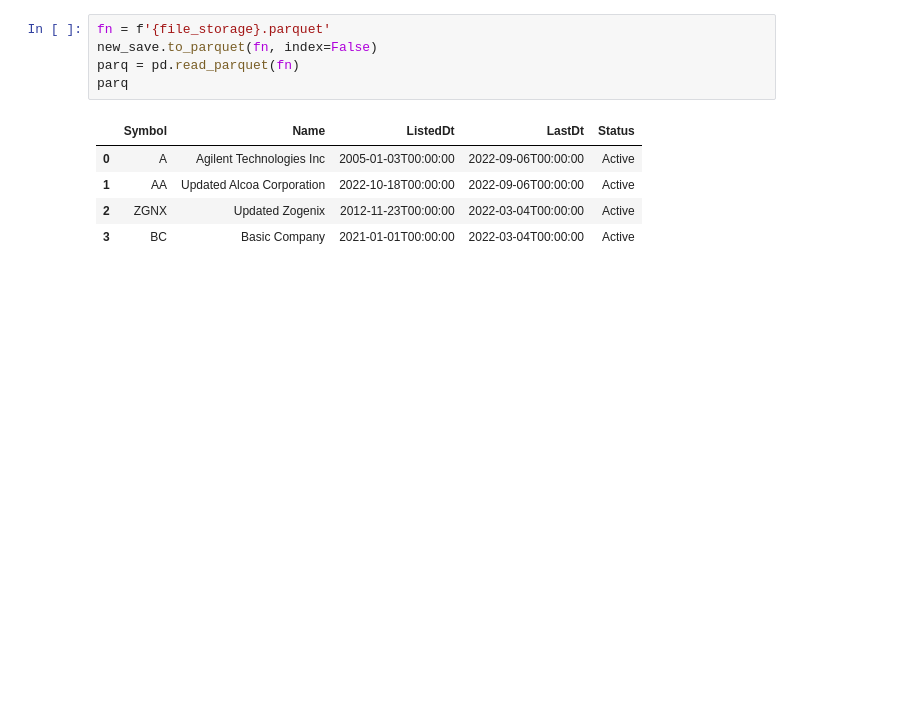
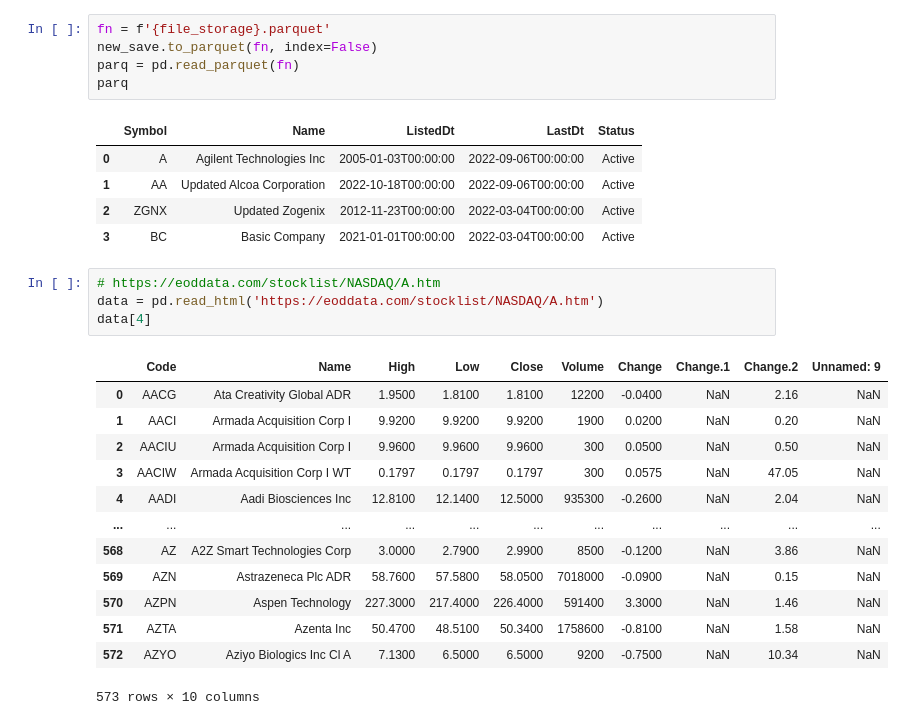
Before and after one commit to poivronjaune/oop_trading, a Jupyter notebook: new.ipynb, the cells around one changed output. Saved outputs shown, nothing was run; the diff lists cells and outputs as text; blank space fills up the shorter version.

```diff
--- a/new.ipynb
+++ b/new.ipynb
@@ -128,3 +131,21 @@ parq
 | 1 | AA | Updated Alcoa Corporation | 2022-10-18T00:00:00 | 2022-09-06T00:00:00 | Active |
 | 2 | ZGNX | Updated Zogenix | 2012-11-23T00:00:00 | 2022-03-04T00:00:00 | Active |
 | 3 | BC | Basic Company | 2021-01-01T00:00:00 | 2022-03-04T00:00:00 | Active |
+# %%
+# https://eoddata.com/stocklist/NASDAQ/A.htm
+data = pd.read_html('https://eoddata.com/stocklist/NASDAQ/A.htm')
+data[4]
+# %% [output]
+|  | Code | Name | High | Low | Close | Volume | Change | Change.1 | Change.2 | Unnamed: 9 |
+| 0 | AACG | Ata Creativity Global ADR | 1.9500 | 1.8100 | 1.8100 | 12200 | -0.0400 | NaN | 2.16 | NaN |
+| 1 | AACI | Armada Acquisition Corp I | 9.9200 | 9.9200 | 9.9200 | 1900 | 0.0200 | NaN | 0.20 | NaN |
+| 2 | AACIU | Armada Acquisition Corp I | 9.9600 | 9.9600 | 9.9600 | 300 | 0.0500 | NaN | 0.50 | NaN |
+| 3 | AACIW | Armada Acquisition Corp I WT | 0.1797 | 0.1797 | 0.1797 | 300 | 0.0575 | NaN | 47.05 | NaN |
+| 4 | AADI | Aadi Biosciences Inc | 12.8100 | 12.1400 | 12.5000 | 935300 | -0.2600 | NaN | 2.04 | NaN |
+| ... | ... | ... | ... | ... | ... | ... | ... | ... | ... | ... |
+| 568 | AZ | A2Z Smart Technologies Corp | 3.0000 | 2.7900 | 2.9900 | 8500 | -0.1200 | NaN | 3.86 | NaN |
+| 569 | AZN | Astrazeneca Plc ADR | 58.7600 | 57.5800 | 58.0500 | 7018000 | -0.0900 | NaN | 0.15 | NaN |
+| 570 | AZPN | Aspen Technology | 227.3000 | 217.4000 | 226.4000 | 591400 | 3.3000 | NaN | 1.46 | NaN |
+| 571 | AZTA | Azenta Inc | 50.4700 | 48.5100 | 50.3400 | 1758600 | -0.8100 | NaN | 1.58 | NaN |
+| 572 | AZYO | Aziyo Biologics Inc Cl A | 7.1300 | 6.5000 | 6.5000 | 9200 | -0.7500 | NaN | 10.34 | NaN |
+573 rows × 10 columns
```
Also changed, not shown: parts of 12 cells of this notebook, 18 other files.
